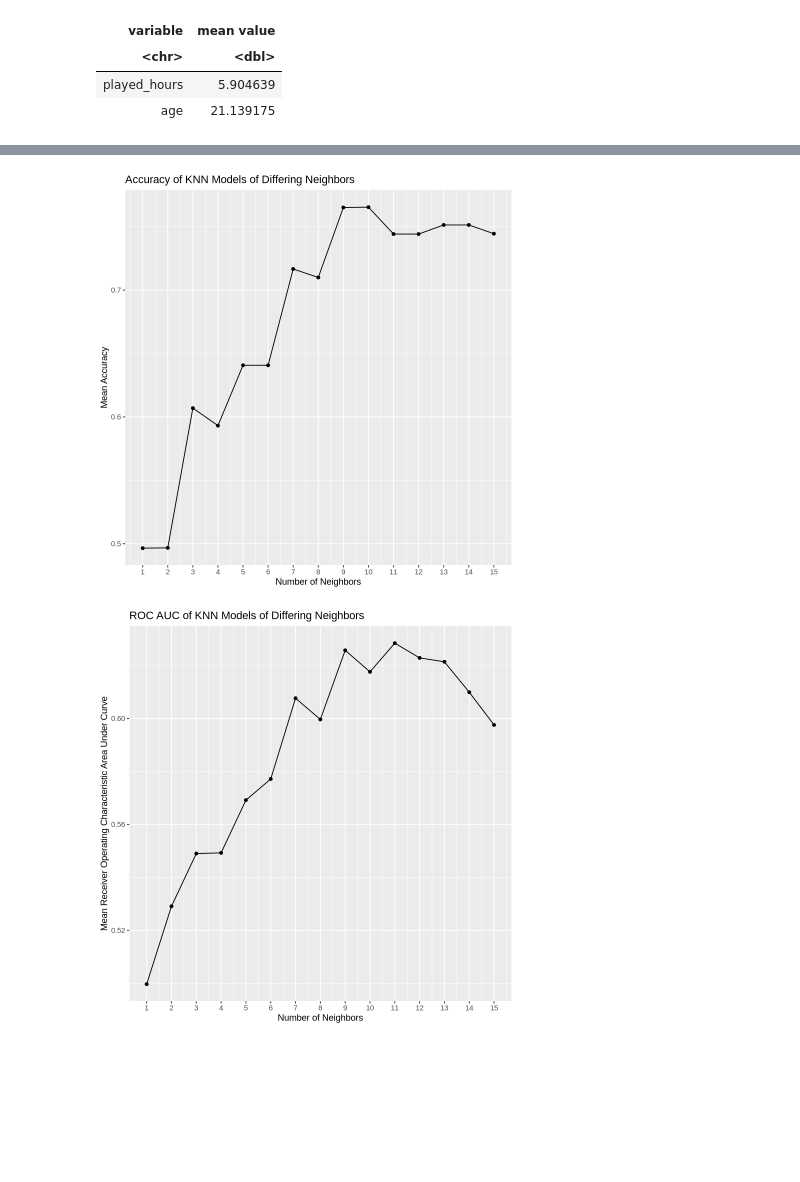
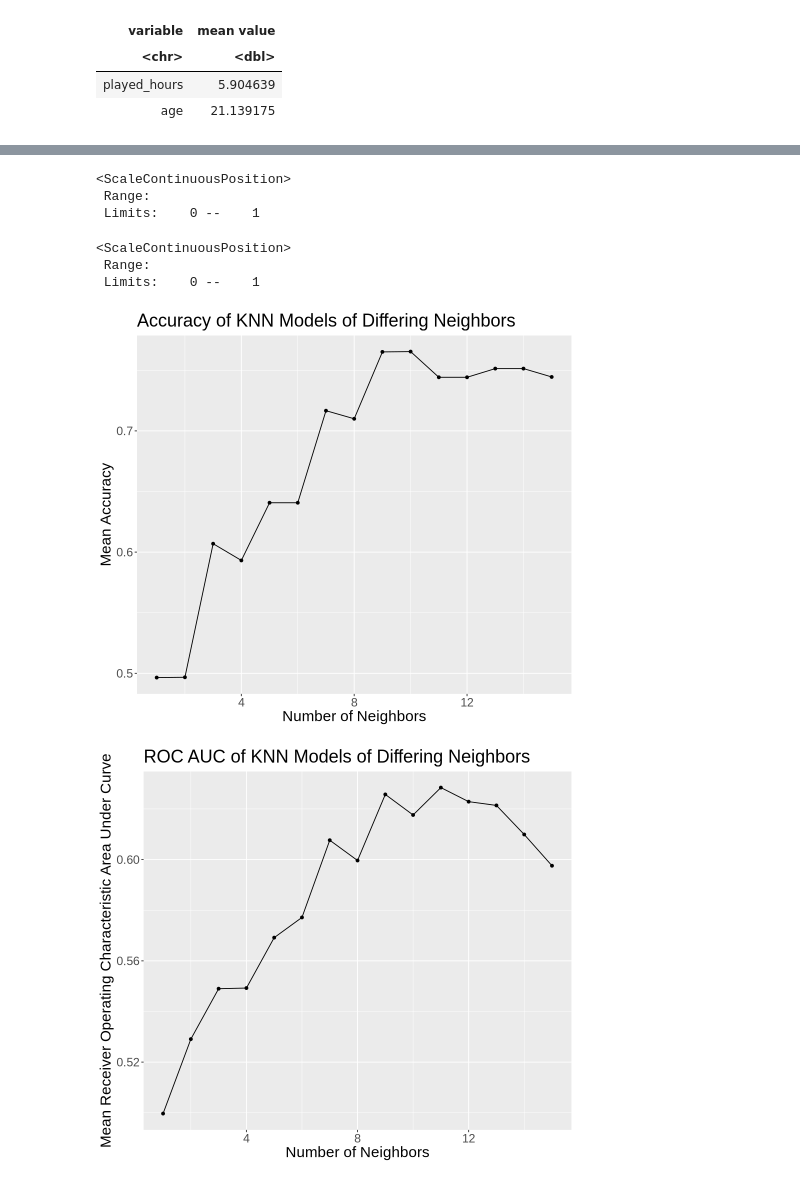
Before and after one commit to CSof-student/DSCI100_GROUP_25_PROJECT, a Jupyter notebook: project_report.ipynb, the cells around one changed output, grey strips where cells are left out. Drawn from its saved outputs; the diff is of its cells as text; code cells hidden in the pictures; blank space fills up the shorter version.

```diff
--- a/project_report.ipynb
+++ b/project_report.ipynb
@@ -308,38 +343,46 @@ A tibble: 30 × 7
 # %%
+options(repr.plot.width = 8, repr.plot.height = 7)
+
 accuracies <- players_results |>
     filter(.metric == "accuracy")
 
 #plot k values vs mean accuracy
 accuracy_plot <- accuracies |>
     ggplot(aes(x = neighbors, y = mean)) +
     geom_point() +
     geom_line() +
     labs(x = "Number of Neighbors", y = "Mean Accuracy", title = "Accuracy of KNN Models of Differing Neighbors") +
+    theme(text = element_text(size = 18))
     scale_x_continuous(breaks = seq(0, 15, by = 1))
-
-
 
 #assess ROC AUC scores
 #ROC AUC is used instead of accuracy because the subscription status is 3:1 in favour of yes, data isn't balanced
 roc_auc <- players_results |>
     filter(.metric == "roc_auc")
 
 #plot k values vs mean ROC AUC
 roc_auc_plot <- roc_auc |>
     ggplot(aes(x = neighbors, y = mean)) +
     geom_point() +
     geom_line() +
     labs(x = "Number of Neighbors", y = "Mean Receiver Operating Characteristic Area Under Curve", title = "ROC AUC of KNN Models of Differing Neighbors") +
+    theme(text = element_text(size = 18))
     scale_x_continuous(breaks = seq(0, 15, by = 1))
 
 #shows the ROC AUC when k = 11
 accuracy_plot
 roc_auc_plot
 
 #roc_auc may be a better metric because the data is not very balanced (75% are subscribed)
 # %% [output]
+<ScaleContinuousPosition>
+ Range:
+ Limits:    0 --    1
+<ScaleContinuousPosition>
+ Range:
+ Limits:    0 --    1
-[figure, old version]
+[figure, new version]
-[figure, old version]
+[figure, new version]
 # %%
 #create a new model with the otimal amount of neighbors
 knn_11n <- nearest_neighbor(weight_func = "rectangular", neighbors = 11) |>
```
Also changed, not shown: parts of 4 cells of this notebook.
